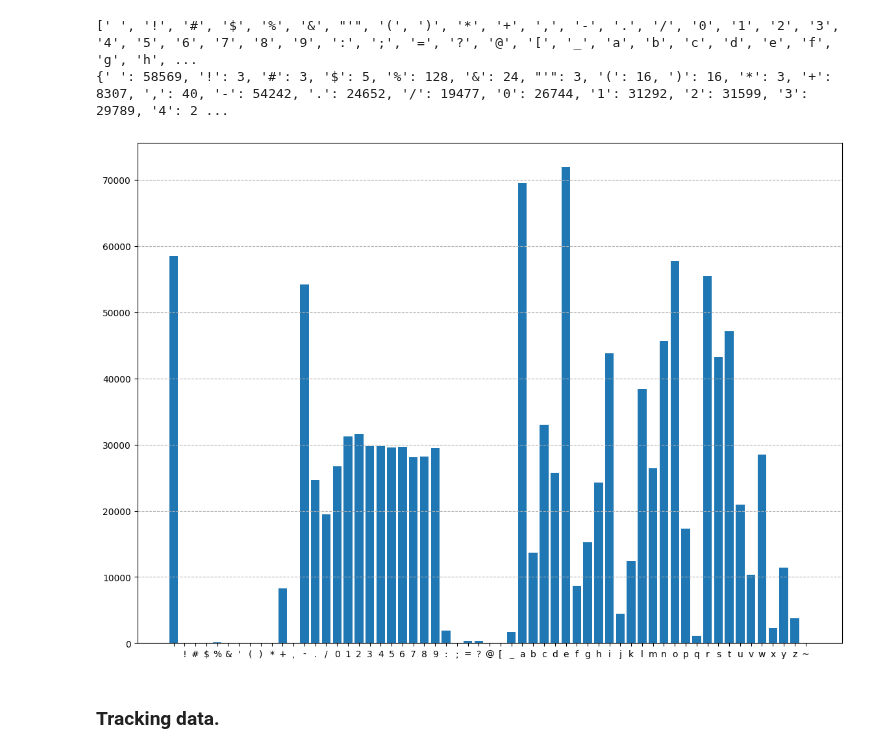
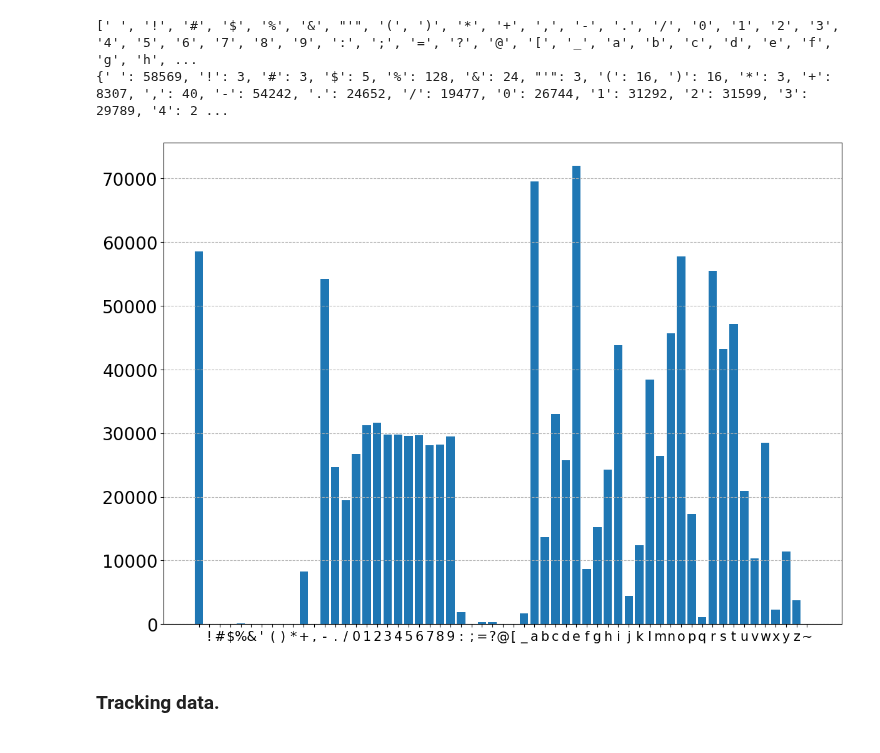
Before and after one commit to takayama-rado/trado_samples, a Jupyter notebook: colab_files/gafs_create_dataset.ipynb, the cells around one changed output. Drawn from its saved outputs; the diff is of its cells as text; code cells hidden in the pictures.

```diff
--- a/colab_files/gafs_create_dataset.ipynb
+++ b/colab_files/gafs_create_dataset.ipynb
@@ -165,15 +167,17 @@ print(char_counter)
 # %%
 x = np.arange(1, len(characters)+1)
 y = char_counter.values()
 label_x = char_counter.keys()
 
 plt.figure(figsize=(14, 10))
 plt.bar(x, y, align="center")
 plt.xticks(x, label_x)
 plt.grid(axis="y", linestyle="--")
+plt.xticks(fontsize=15)
+plt.yticks(fontsize=20)
 plt.show()
 # %% [output]
-[figure, old version]
+[figure, new version]
 # %% [markdown]
 ### Tracking data.
 # %%
```
Also changed, not shown: parts of 3 cells of this notebook.
